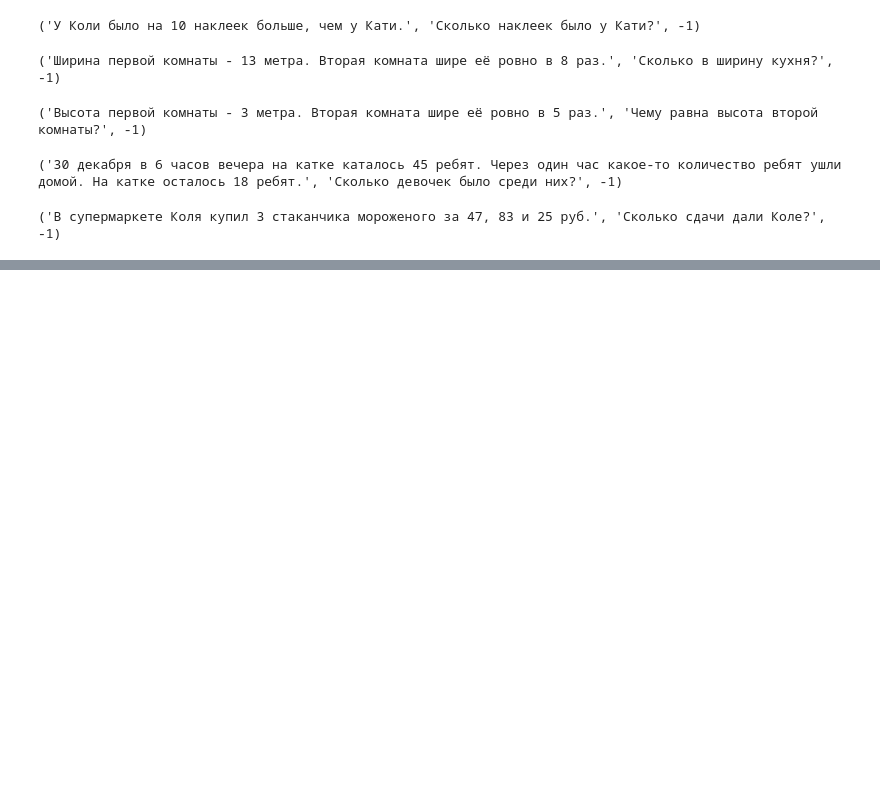
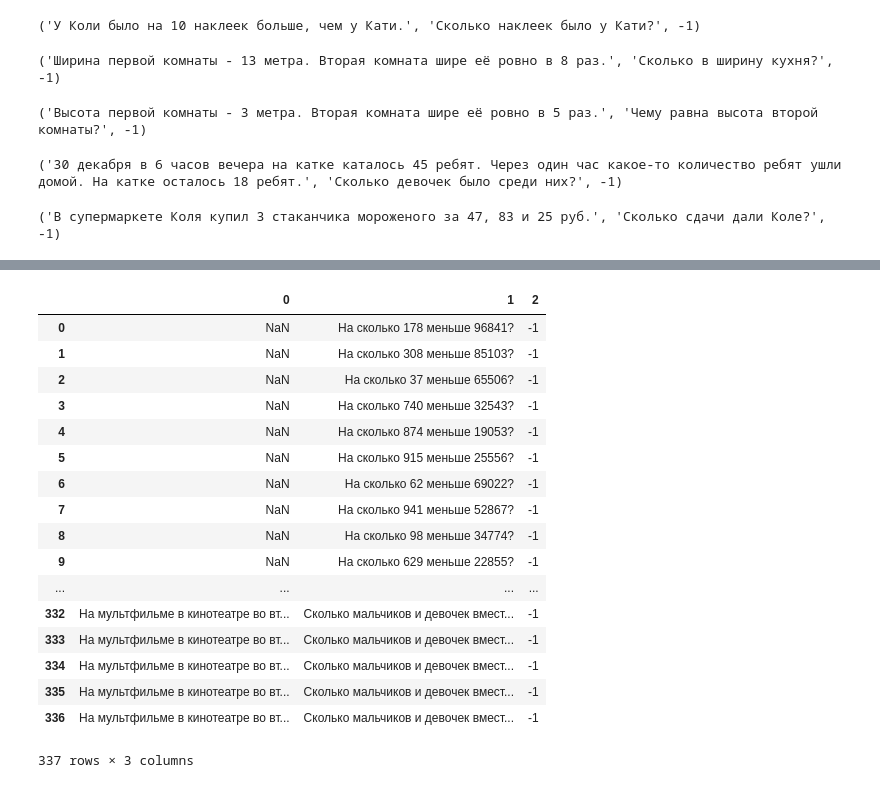
Before and after one commit to mannefedov/ru-math-qa-dataset, a Jupyter notebook: Augment.ipynb, the cells around one changed output, grey strips where cells are left out. Saved outputs shown, nothing was run; the diff lists cells and outputs as text; code cells hidden in the pictures; blank space fills up the shorter version.

```diff
--- a/Augment.ipynb
+++ b/Augment.ipynb
@@ -1982,0 +2168,21 @@ pickle.dump(fpat_bad, open('pattern_bad.pkl', 'wb'))
+# %%
+pd.read_csv('augmented_sents_bad.txt', sep='\t', header=None)
+# %% [output]
+|  | 0 | 1 | 2 |
+| 0 | NaN | На сколько 178 меньше 96841? | -1 |
+| 1 | NaN | На сколько 308 меньше 85103? | -1 |
+| 2 | NaN | На сколько 37 меньше 65506? | -1 |
+| 3 | NaN | На сколько 740 меньше 32543? | -1 |
+| 4 | NaN | На сколько 874 меньше 19053? | -1 |
+| 5 | NaN | На сколько 915 меньше 25556? | -1 |
+| 6 | NaN | На сколько 62 меньше 69022? | -1 |
+| 7 | NaN | На сколько 941 меньше 52867? | -1 |
+| 8 | NaN | На сколько 98 меньше 34774? | -1 |
+| 9 | NaN | На сколько 629 меньше 22855? | -1 |
+| ... | ... | ... | ... |
+| 332 | На мультфильме в кинотеатре во вт... | Сколько мальчиков и девочек вмест... | -1 |
+| 333 | На мультфильме в кинотеатре во вт... | Сколько мальчиков и девочек вмест... | -1 |
+| 334 | На мультфильме в кинотеатре во вт... | Сколько мальчиков и девочек вмест... | -1 |
+| 335 | На мультфильме в кинотеатре во вт... | Сколько мальчиков и девочек вмест... | -1 |
+| 336 | На мультфильме в кинотеатре во вт... | Сколько мальчиков и девочек вмест... | -1 |
+337 rows × 3 columns
```
Also changed, not shown: parts of 13 cells of this notebook, 2 other files.
